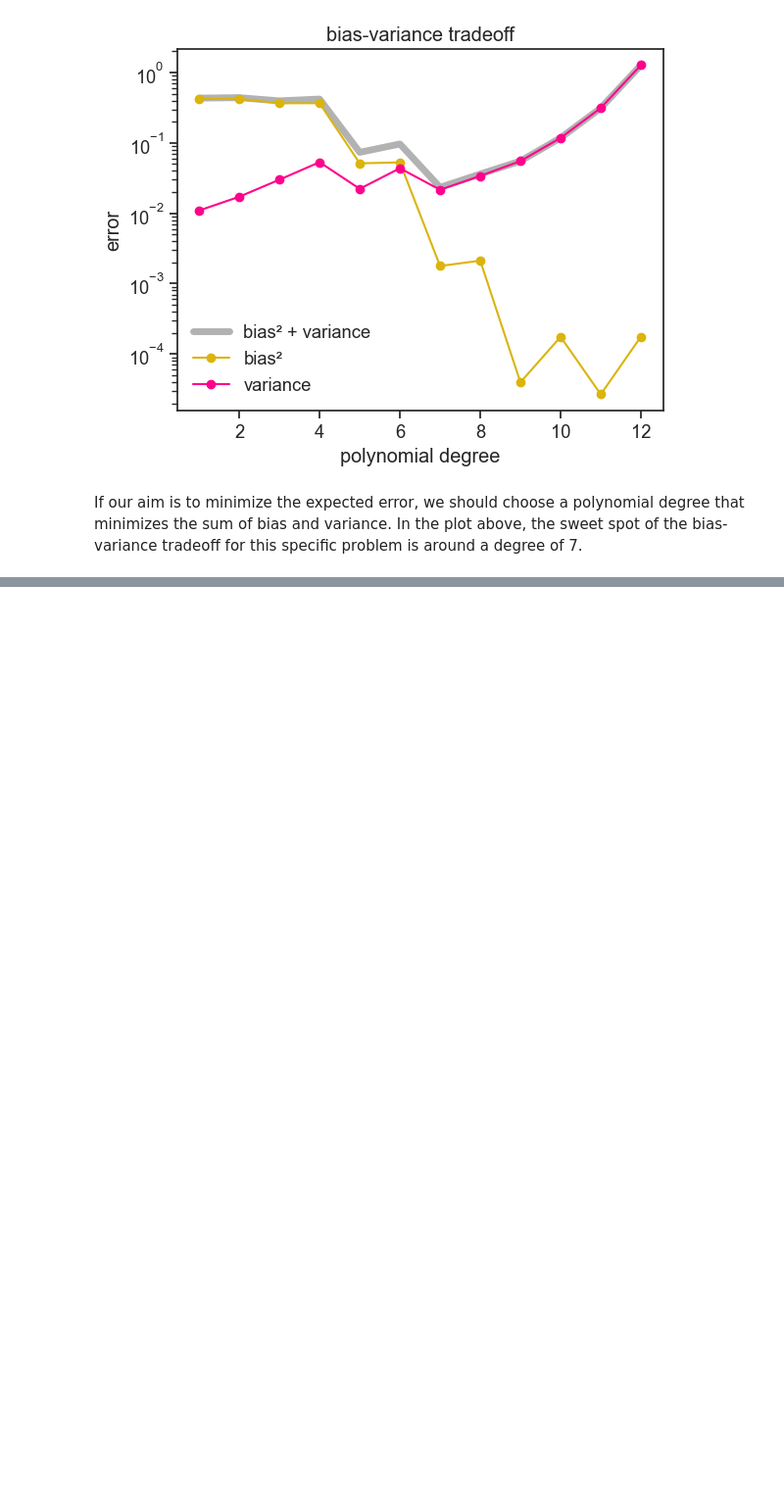
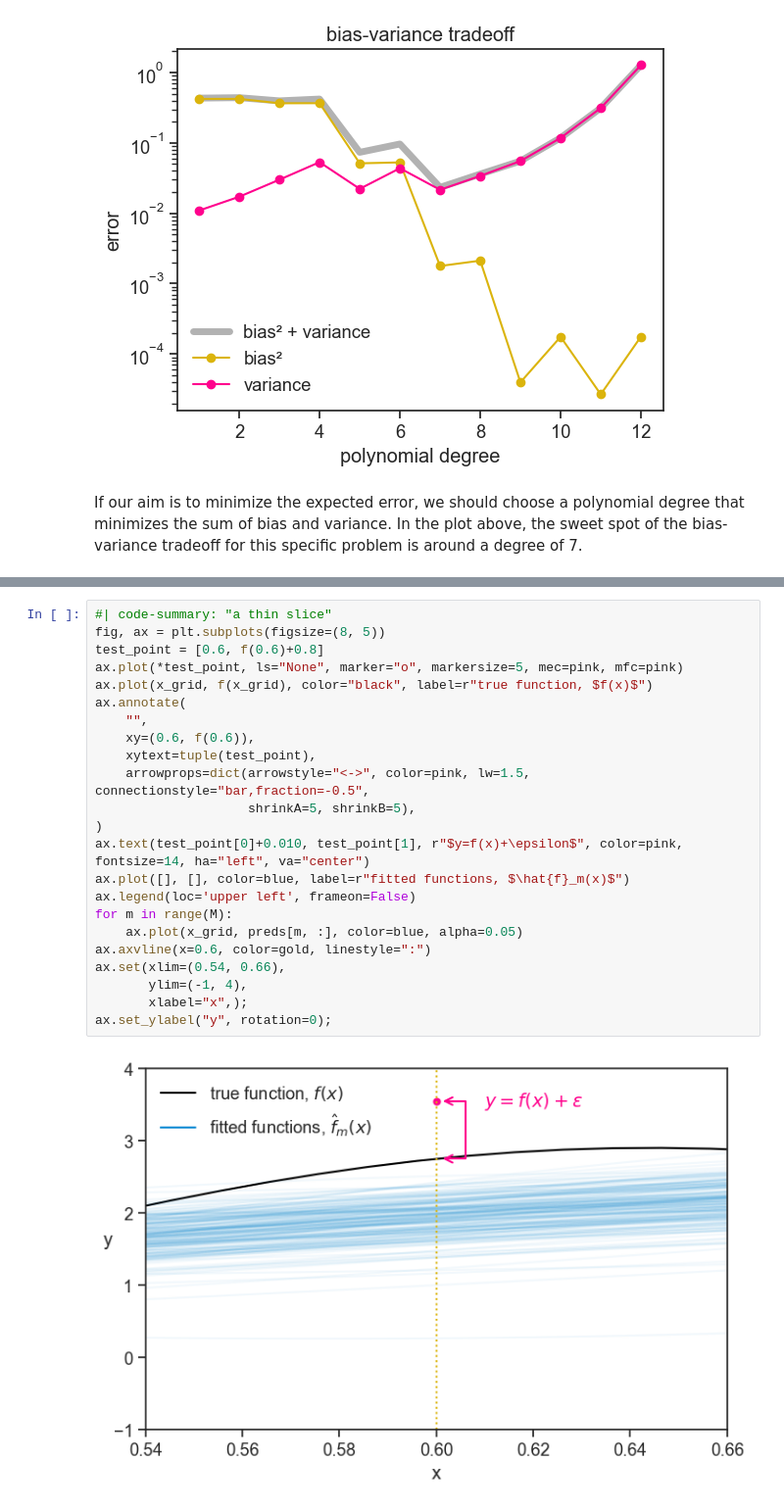
Before and after one commit to yairmau/statistics, a Jupyter notebook: generalization/bias-variance-tradeoff.ipynb, the cells around one changed output, grey strips where cells are left out. Shown at 98% size. Cells and saved outputs as stored; diff of their text form; blank space fills up the shorter version.

```diff
--- a/generalization/bias-variance-tradeoff.ipynb
+++ b/generalization/bias-variance-tradeoff.ipynb
@@ -575,0 +595,25 @@ If our aim is to minimize the expected error, we should choose a polynomial degr
+# %%
+#| code-summary: "a thin slice"
+fig, ax = plt.subplots(figsize=(8, 5))
+test_point = [0.6, f(0.6)+0.8]
+ax.plot(*test_point, ls="None", marker="o", markersize=5, mec=pink, mfc=pink)
+ax.plot(x_grid, f(x_grid), color="black", label=r"true function, $f(x)$")
+ax.annotate(
+    "",
+    xy=(0.6, f(0.6)),
+    xytext=tuple(test_point),
+    arrowprops=dict(arrowstyle="<->", color=pink, lw=1.5, connectionstyle="bar,fraction=-0.5",
+                    shrinkA=5, shrinkB=5),
+)
+ax.text(test_point[0]+0.010, test_point[1], r"$y=f(x)+\epsilon$", color=pink, fontsize=14, ha="left", va="center")
+ax.plot([], [], color=blue, label=r"fitted functions, $\hat{f}_m(x)$")
+ax.legend(loc='upper left', frameon=False)
+for m in range(M):
+    ax.plot(x_grid, preds[m, :], color=blue, alpha=0.05)
+ax.axvline(x=0.6, color=gold, linestyle=":")
+ax.set(xlim=(0.54, 0.66),
+       ylim=(-1, 4),
+       xlabel="x",);
+ax.set_ylabel("y", rotation=0);
+# %% [output]
+[figure, added]
```
Also changed, not shown: parts of 3 cells of this notebook, 22 other files.
